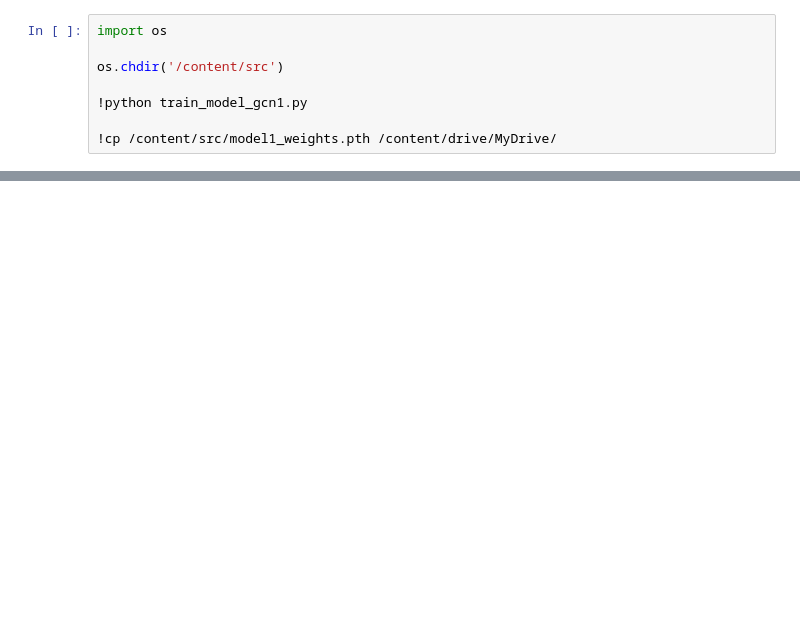
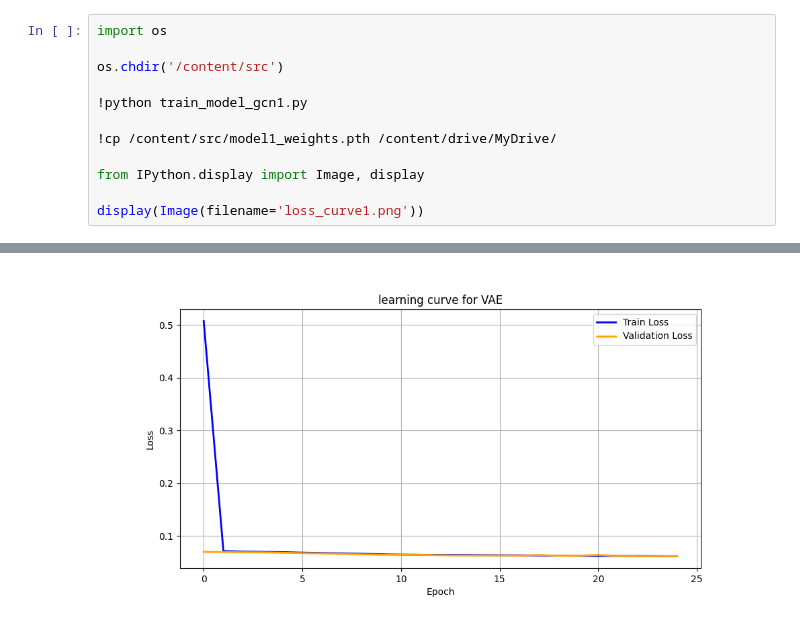
Before and after one commit to JanAndrzejewski050/Graph-Latent-Space, a Jupyter notebook: src/full_train+eval_gcn2.ipynb, the cells around one changed output, grey strips where cells are left out. Drawn from its saved outputs; the diff is of its cells as text; blank space fills up the shorter version.

```diff
--- a/src/full_train+eval_gcn2.ipynb
+++ b/src/full_train+eval_gcn2.ipynb
@@ -33,6 +33,10 @@ os.chdir('/content/src')
 !python train_model_gcn1.py
 
 !cp /content/src/model1_weights.pth /content/drive/MyDrive/
+
+from IPython.display import Image, display
+
+display(Image(filename='loss_curve1.png'))
 # %% [output]
 using device: cuda
 loading data..
@@ -47,3 +50,4 @@ Figure(1000x500)
+[figure, added]
 # %%
 import torch
 import pandas as pd
```
Also changed, not shown: parts of 3 cells of this notebook, 7 other files.
